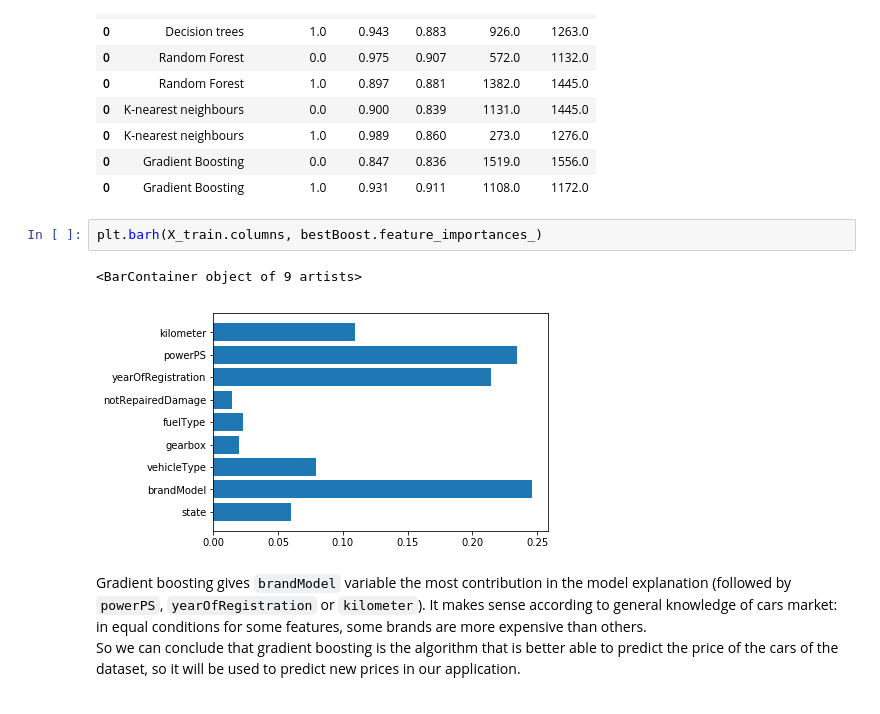
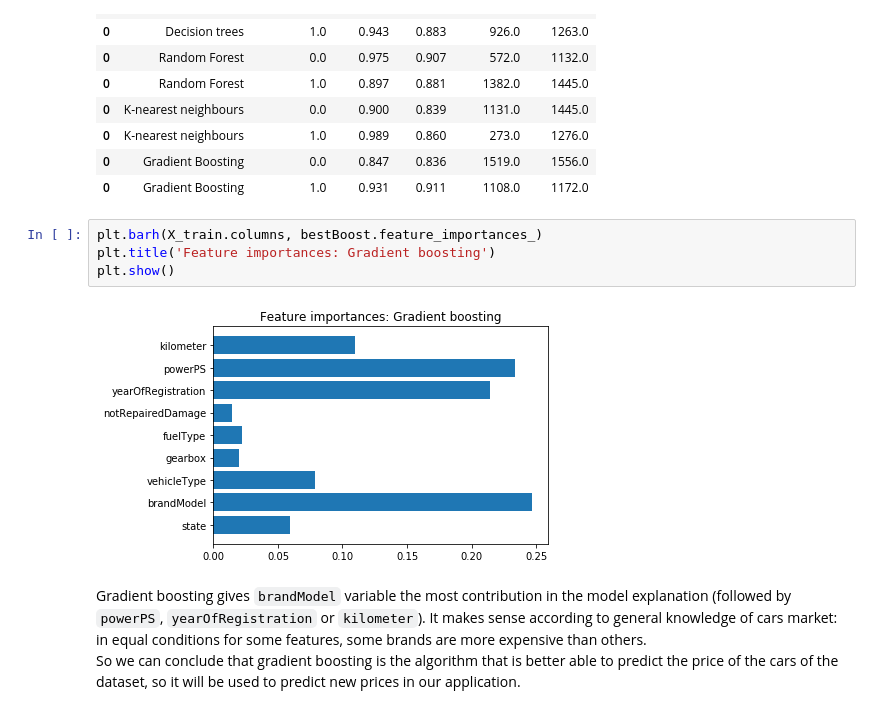
Before and after one commit to rucoma/KSCHOOL_TFM_Used_Cars_Price, a Jupyter notebook: src/03 - Modeling.ipynb, the cells around one changed output. Drawn from its saved outputs; the diff is of its cells as text.

```diff
--- a/src/03 - Modeling.ipynb
+++ b/src/03 - Modeling.ipynb
@@ -905,9 +906,10 @@ modelizationResults
 | 0 | Gradient Boosting | 1.0 | 0.931 | 0.911 | 1108.0 | 1172.0 |
 # %%
 plt.barh(X_train.columns, bestBoost.feature_importances_)
+plt.title('Feature importances: Gradient boosting')
+plt.show()
 # %% [output]
-<BarContainer object of 9 artists>
-[figure, old version]
+[figure, new version]
 # %% [markdown]
 Gradient boosting gives `brandModel` variable the most contribution in the model explanation (followed by `powerPS`, `yearOfRegistration` or `kilometer`). It makes sense according to general knowledge of cars market: in equal conditions for some features, some brands are more expensive than others.
 So we can conclude that gradient boosting is the algorithm that is better able to predict the price of the cars of the dataset, so it will be used to predict new prices in our application.
```
Also changed, not shown: parts of 2 cells of this notebook, 11 other files.
